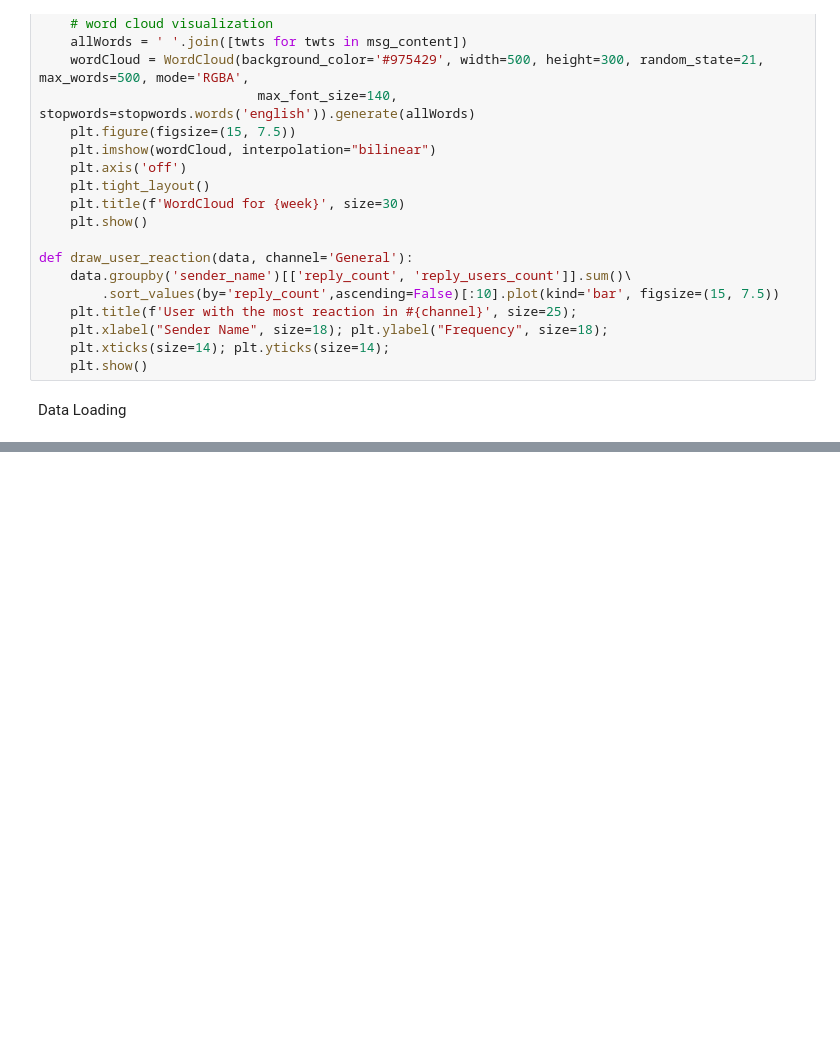
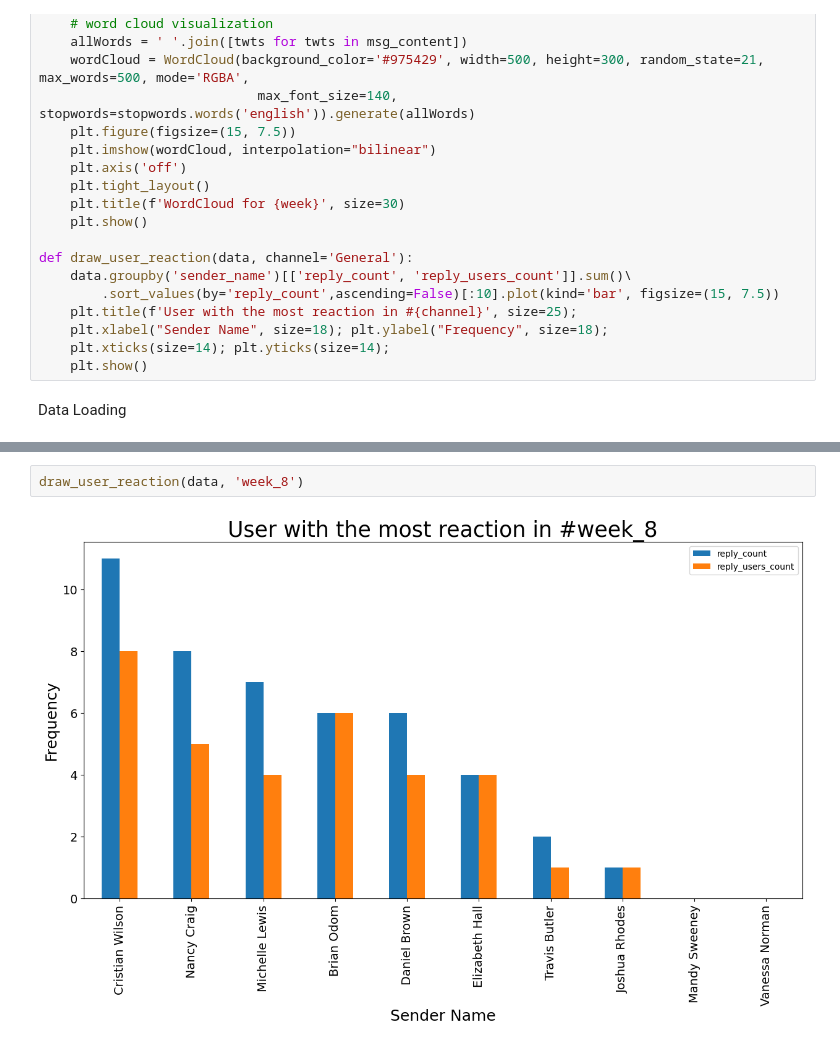
Before and after one commit to gelifatsy/starter_network_analysis, a Jupyter notebook: notebooks/task1.ipynb, the cells around one changed output, grey strips where cells are left out. Drawn from its saved outputs; the diff is of its cells as text; blank space fills up the shorter version.

```diff
--- a/notebooks/task1.ipynb
+++ b/notebooks/task1.ipynb
@@ -133,0 +316,4 @@ top_10_users
+# %%
+draw_user_reaction(data, 'week_8')
+# %% [output]
+[figure, added]
```
Also changed, not shown: parts of 13 cells of this notebook, 2 other files.
